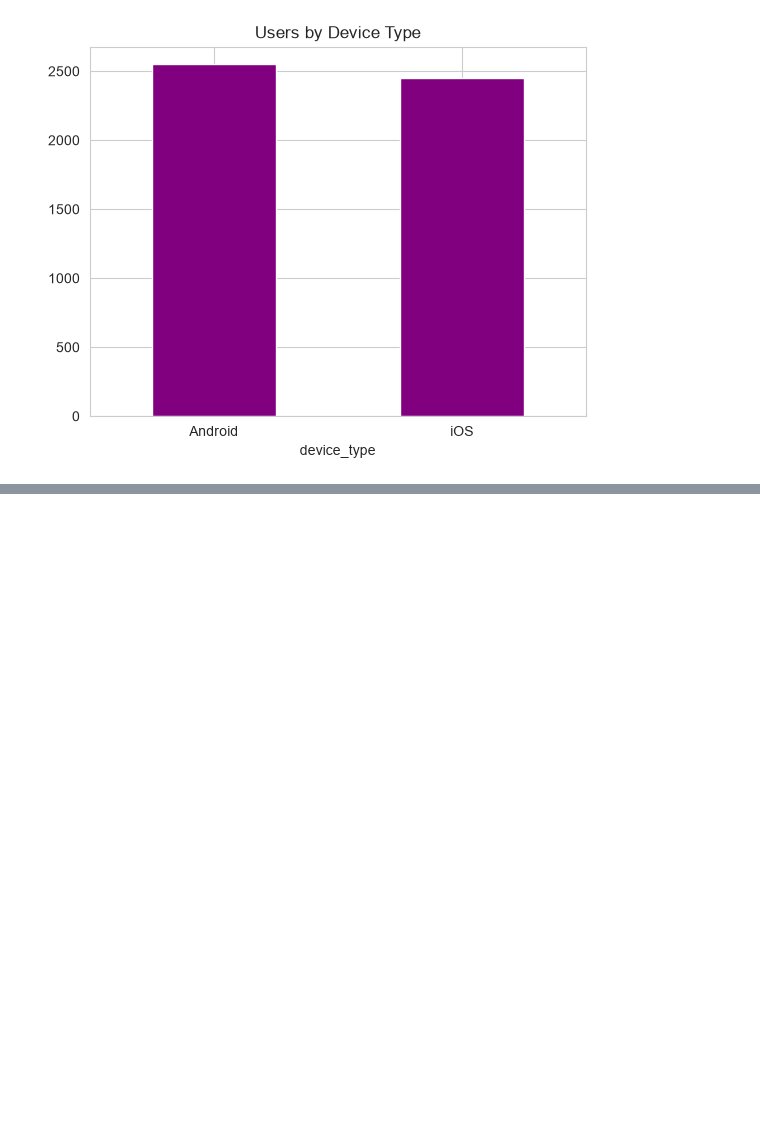
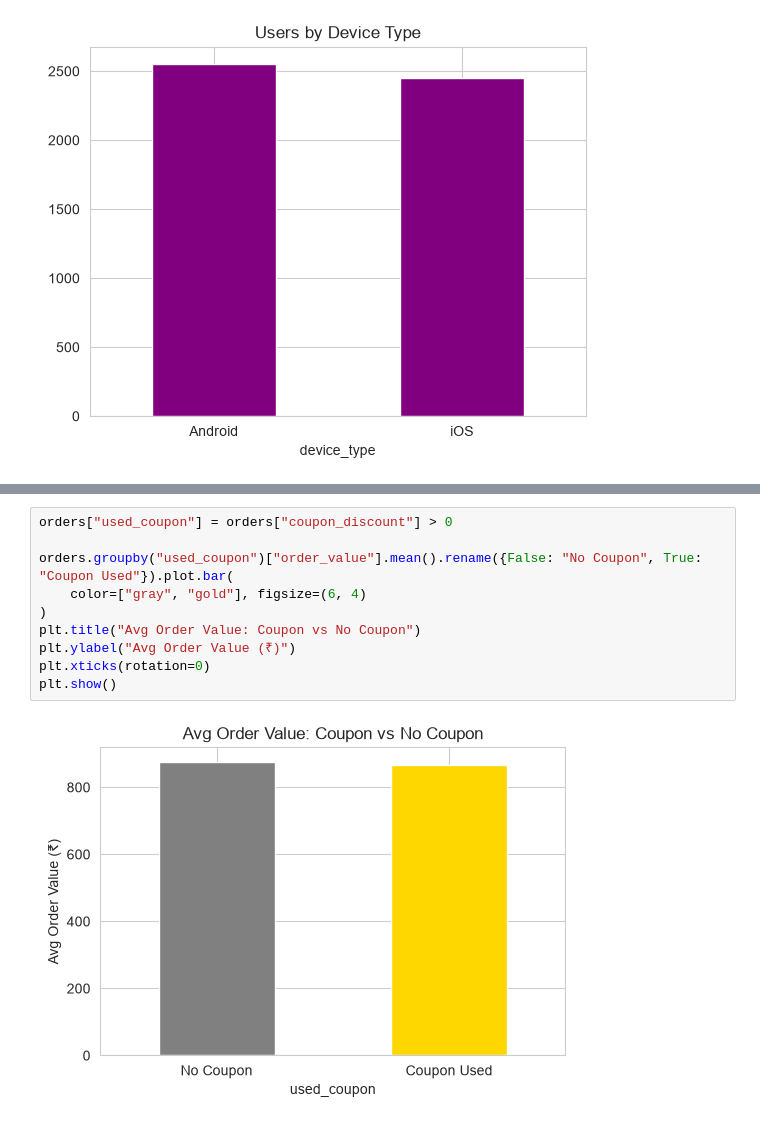
Before and after one commit to Monik17/zomato-funnel-analytics, a Jupyter notebook: notebooks/eda.ipynb, the cells around one changed output, grey strips where cells are left out. Drawn from its saved outputs; the diff is of its cells as text; blank space fills up the shorter version.

```diff
--- a/notebooks/eda.ipynb
+++ b/notebooks/eda.ipynb
@@ -293,0 +327,12 @@ plt.show()
+# %%
+orders["used_coupon"] = orders["coupon_discount"] > 0
+
+orders.groupby("used_coupon")["order_value"].mean().rename({False: "No Coupon", True: "Coupon Used"}).plot.bar(
+    color=["gray", "gold"], figsize=(6, 4)
+)
+plt.title("Avg Order Value: Coupon vs No Coupon")
+plt.ylabel("Avg Order Value (₹)")
+plt.xticks(rotation=0)
+plt.show()
+# %% [output]
+[figure, added]
```
Also changed, not shown: parts of 5 cells of this notebook.
